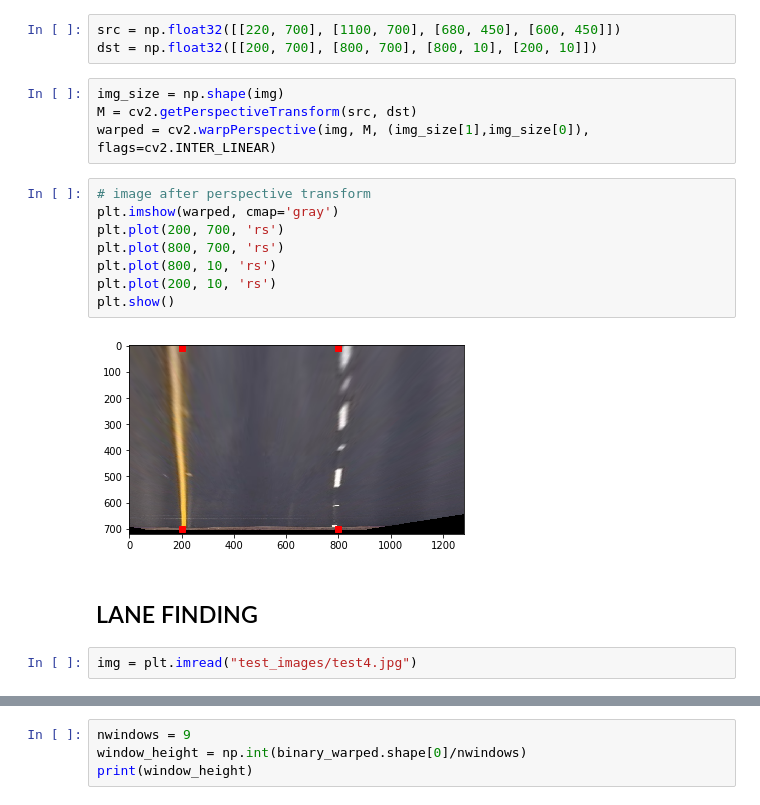
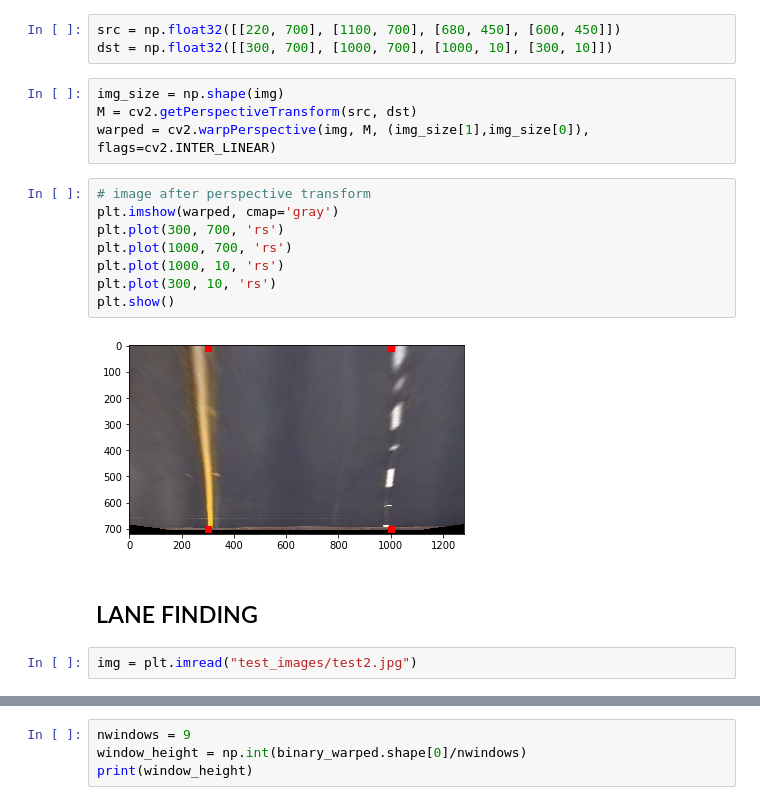
Before and after one commit to tagore15/SDCND_P4_ADVANCE_LANE_FINDING, a Jupyter notebook: sol.ipynb, the cells around one changed output, grey strips where cells are left out. Saved outputs shown, nothing was run; the diff lists cells and outputs as text.

```diff
--- a/sol.ipynb
+++ b/sol.ipynb
@@ -181,7 +184,7 @@ plt.show()
 [figure]
 # %%
 src = np.float32([[220, 700], [1100, 700], [680, 450], [600, 450]])
-dst = np.float32([[200, 700], [800, 700], [800, 10], [200, 10]])
+dst = np.float32([[300, 700], [1000, 700], [1000, 10], [300, 10]])
 # %%
 img_size = np.shape(img)
 M = cv2.getPerspectiveTransform(src, dst)
@@ -189,17 +192,17 @@ warped = cv2.warpPerspective(img, M, (img_size[1],img_size[0]), flags=cv2.INTER_
 # %%
 # image after perspective transform
 plt.imshow(warped, cmap='gray')
-plt.plot(200, 700, 'rs')
-plt.plot(800, 700, 'rs')
-plt.plot(800, 10, 'rs')
-plt.plot(200, 10, 'rs')
+plt.plot(300, 700, 'rs')
+plt.plot(1000, 700, 'rs')
+plt.plot(1000, 10, 'rs')
+plt.plot(300, 10, 'rs')
 plt.show()
 # %% [output]
-[figure, old version]
+[figure, new version]
 # %% [markdown]
 ## LANE FINDING
 # %%
-img = plt.imread("test_images/test4.jpg")
+img = plt.imread("test_images/test2.jpg")
 # %%
 undist = cv2.undistort(img, mtx, dist, None, mtx)
 plt.imshow(undist)
```
Also changed, not shown: parts of 13 cells of this notebook.
